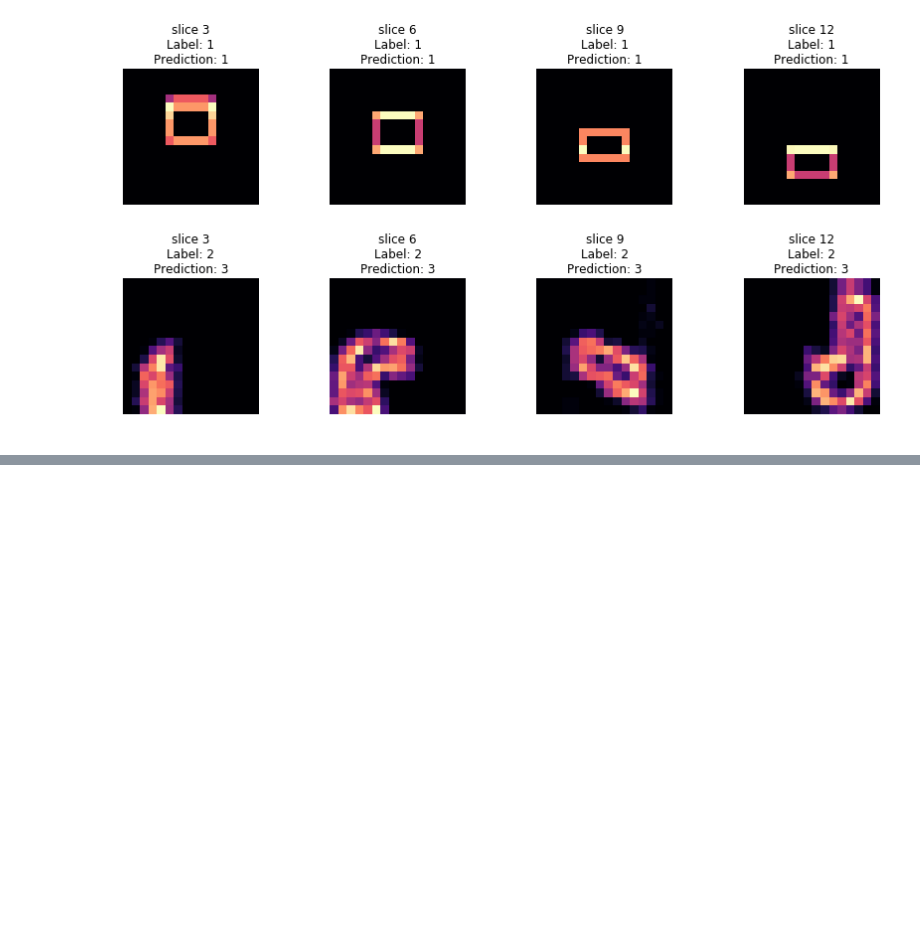
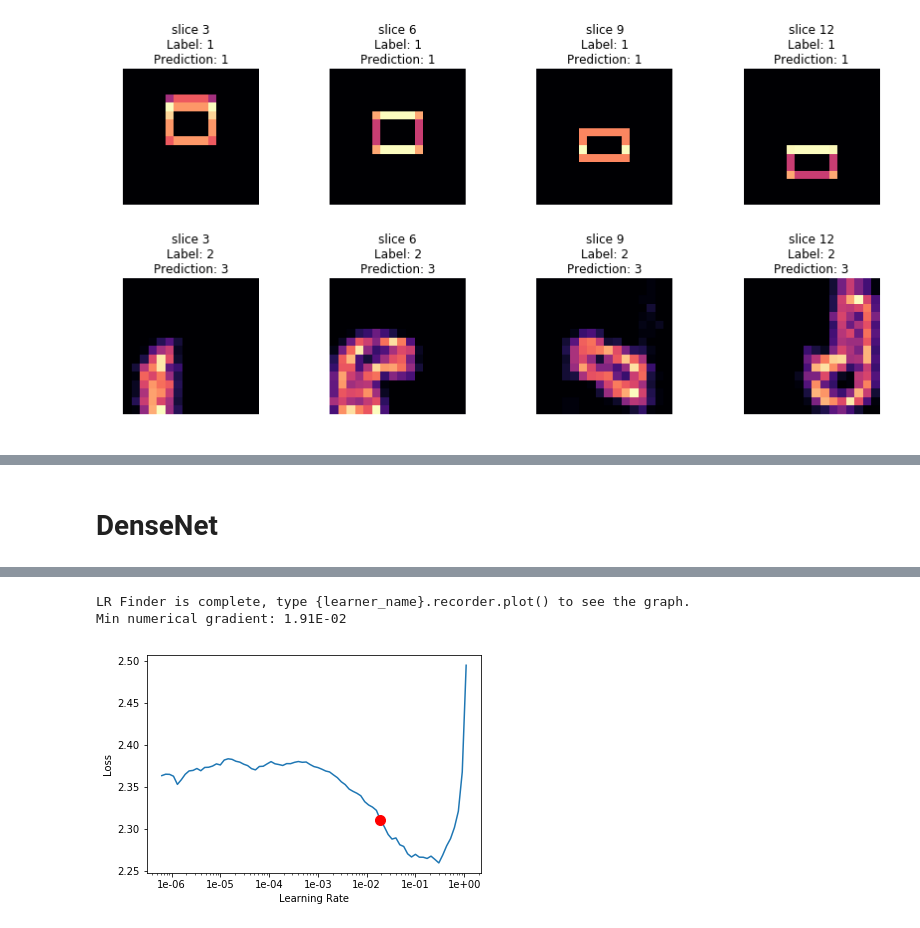
Before and after one commit to renato145/fastai_scans, a Jupyter notebook: notebooks/classification.ipynb, the cells around one changed output, grey strips where cells are left out. Cells and saved outputs as stored; diff of their text form; code cells hidden in the pictures; blank space fills up the shorter version.

Commit message:
Examples for regression and parallel tasks, Resnet3d and Densenet3d

```diff
--- a/notebooks/classification.ipynb
+++ b/notebooks/classification.ipynb
@@ -74,0 +96,9 @@ learn.show_results(rows=2)
+# %% [markdown]
+# DenseNet
+# %%
+m = fastai_scans.models.DenseNet3d(vol_size, growth_rate=8, num_blocks=[4,4], ni=1, nf=16, num_classes=10)
+learn = Learner(data, m, metrics=accuracy, path='experiments/classification')
+# %%
+learn.lr_find()
+learn.recorder.plot()
+# %% [output]
@@ -74,0 +106,3 @@ learn.show_results(rows=2)
+LR Finder is complete, type {learner_name}.recorder.plot() to see the graph.
+Min numerical gradient: 1.91E-02
+[figure, added]
```
Also changed, not shown: parts of 7 cells of this notebook, 2 other files.
